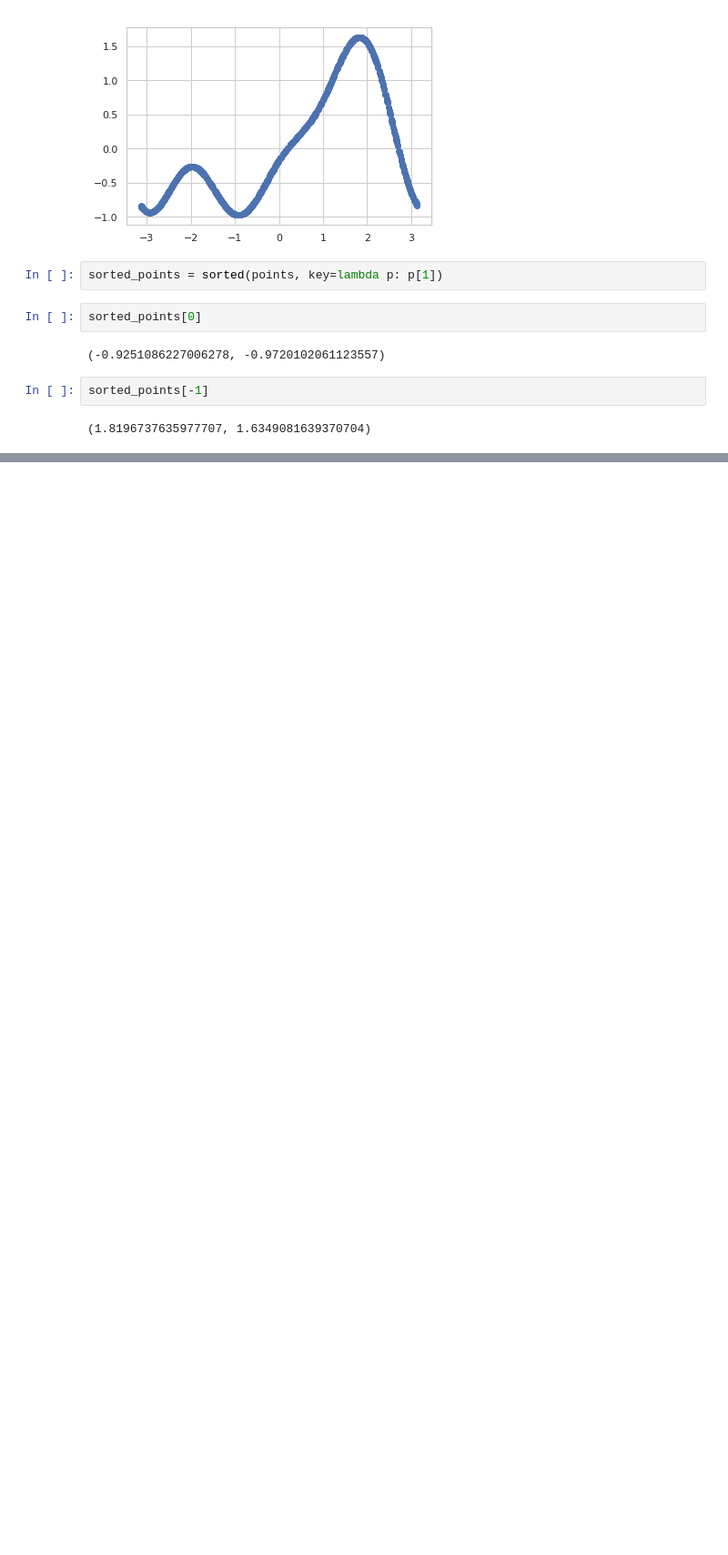
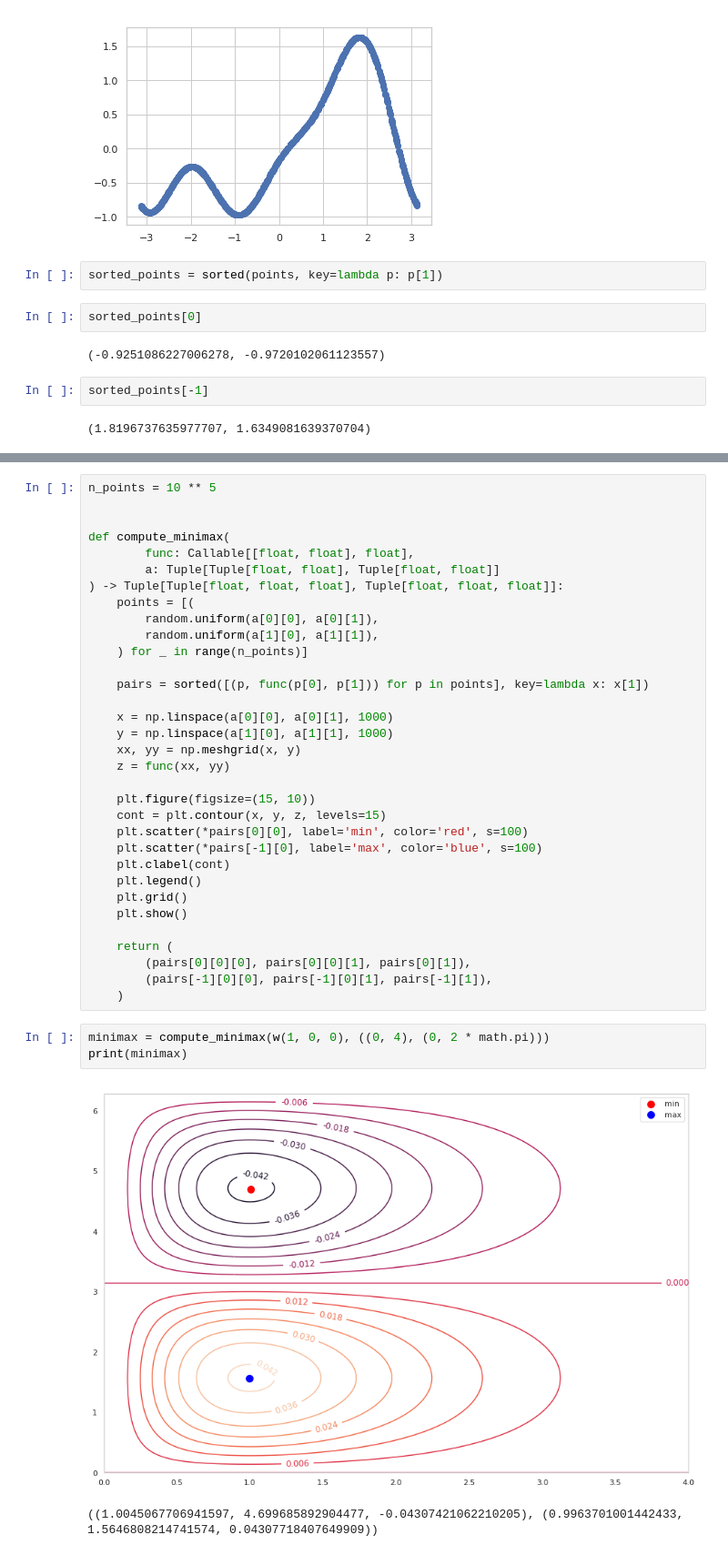
Before and after one commit to WeitBelou/monte-carlo, a Jupyter notebook: notebooks/Lesson 6.ipynb, the cells around one changed output, grey strips where cells are left out. Shown at 91% size. Saved outputs shown, nothing was run; the diff lists cells and outputs as text; blank space fills up the shorter version.

```diff
--- a/notebooks/Lesson 6.ipynb
+++ b/notebooks/Lesson 6.ipynb
@@ -52,0 +70,39 @@ sorted_points[-1]
+# %%
+n_points = 10 ** 5
+
+
+def compute_minimax(
+        func: Callable[[float, float], float],
+        a: Tuple[Tuple[float, float], Tuple[float, float]]
+) -> Tuple[Tuple[float, float, float], Tuple[float, float, float]]:
+    points = [(
+        random.uniform(a[0][0], a[0][1]),
+        random.uniform(a[1][0], a[1][1]),
+    ) for _ in range(n_points)]
+
+    pairs = sorted([(p, func(p[0], p[1])) for p in points], key=lambda x: x[1])
+
+    x = np.linspace(a[0][0], a[0][1], 1000)
+    y = np.linspace(a[1][0], a[1][1], 1000)
+    xx, yy = np.meshgrid(x, y)
+    z = func(xx, yy)
+
+    plt.figure(figsize=(15, 10))
+    cont = plt.contour(x, y, z, levels=15)
+    plt.scatter(*pairs[0][0], label='min', color='red', s=100)
+    plt.scatter(*pairs[-1][0], label='max', color='blue', s=100)
+    plt.clabel(cont)
+    plt.legend()
+    plt.grid()
+    plt.show()
+
+    return (
+        (pairs[0][0][0], pairs[0][0][1], pairs[0][1]),
+        (pairs[-1][0][0], pairs[-1][0][1], pairs[-1][1]),
+    )
+# %%
+minimax = compute_minimax(w(1, 0, 0), ((0, 4), (0, 2 * math.pi)))
+print(minimax)
+# %% [output]
+[figure, added]
+((1.0045067706941597, 4.699685892904477, -0.04307421062210205), (0.9963701001442433, 1.5646808214741574, 0.04307718407649909))
```
Also changed, not shown: parts of 14 cells of this notebook, 1 other file.
